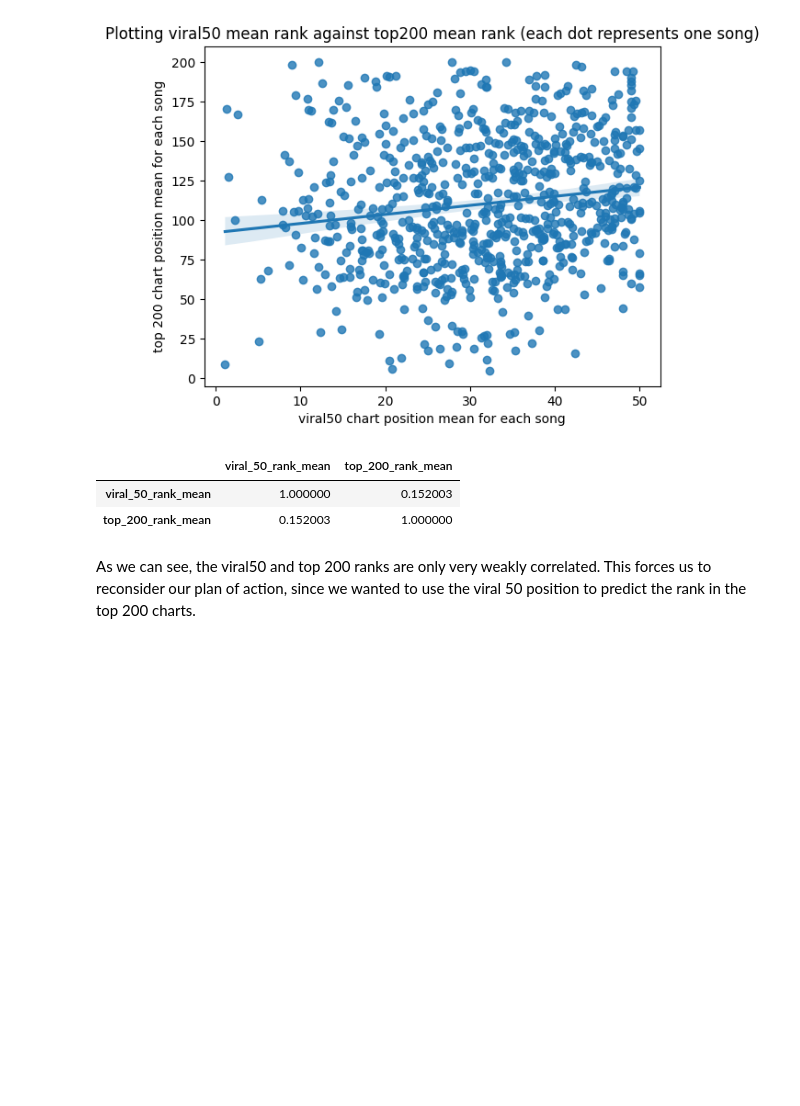
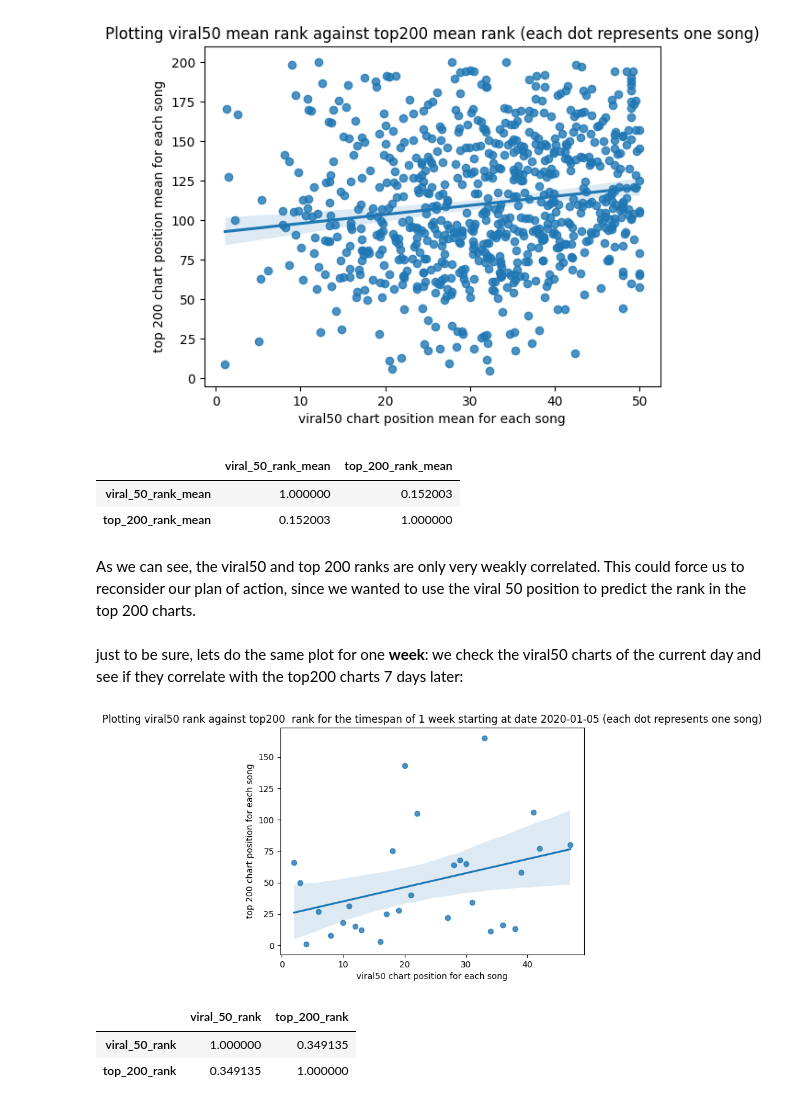
Before and after one commit to Falk358/data_science, a Jupyter notebook: project/02_exploratory_data_analysis.ipynb, the cells around one changed output. Saved outputs shown, nothing was run; the diff lists cells and outputs as text; code cells hidden in the pictures; blank space fills up the shorter version.

Commit message:
*party* managed to add weekly scatterplot

```diff
--- a/project/02_exploratory_data_analysis.ipynb
+++ b/project/02_exploratory_data_analysis.ipynb
@@ -118,3 +111,38 @@ def get_rank_title_df(titles, viral_50, top_200, curr_date = "2020-01-05"): # re
         }
     )
     return df
+# %%
+def get_rank_title_per_week_df(titles, viral_50, top_200, curr_date = "2020-01-05", delta = 7): # returns a dataframe with mean viral50 rank , mean top 200 rank for song title
+    date_current = pd.to_datetime(curr_date)
+    date_next = date_current + timedelta(days=delta) # date of next week
+    viral_ranks = []
+    top_200_ranks = []
+    title_keys = []
+    for my_title in titles:
+        #print(f"list lengths: viral_ranks length: {len(viral_ranks)}\n top_200 length: {len(top_200_ranks)}\n titles length: {len(titles)}")
+        viral_rank = viral_50.loc[(viral_50["title"] == my_title) & (viral_50["date"] == date_current),["rank"]]
+        if viral_rank.empty:
+            #print(f"Error couldnt retrieve viral50 rank for title {my_title}")
+            pass
+        else:
+            viral_ranks.append(viral_rank.iloc[0]["rank"]) # this is a dataframe which should only contain 1 value, we extract it with iloc
+            top_200_rank = top_200.loc[(top_200["title"] == my_title) & (top_200["date"] == date_next), ["rank"]]
+            if top_200_rank.empty:
+                #print(f"Error couldnt retrieve top200 rank for title {my_title}")
+                if  len(viral_ranks) > 0:
+                    viral_ranks.pop() #fix viral data entry so length is the same
+            else:
+                top_200_ranks.append(top_200_rank.iloc[0]["rank"])# this is a dataframe which should only contain 1 value, we extract it with iloc
+                title_keys.append(my_title)
+
+    df = pd.DataFrame(
+        {
+            "viral_50_rank" : viral_ranks,
+            "top_200_rank" : top_200_ranks,
+            "title": title_keys
+        }
+    )
+    return df
+# %%
+rank_title_week = get_rank_title_per_week_df(usable_titles, viral_50 = viral_50, top_200 = top_200)
+rank_title_week.info()
@@ -148,4 +187,20 @@ rank_title_df.corr(method="pearson")
 | viral_50_rank_mean | 1.000000 | 0.152003 |
 | top_200_rank_mean | 0.152003 | 1.000000 |
 # %% [markdown]
-As we can see, the viral50 and top 200 ranks are only very weakly correlated. This forces us to reconsider our plan of action, since we wanted to use the viral 50 position to predict the rank in the top 200 charts.
+As we can see, the viral50 and top 200 ranks are only very weakly correlated. This could force us to reconsider our plan of action, since we wanted to use the viral 50 position to predict the rank in the top 200 charts.
+# %% [markdown]
+just to be sure, lets do the same plot for one **week**: we check the viral50 charts of the current day and see if they correlate with the top200 charts 7 days later:
+# %%
+sns.regplot(data=rank_title_week, x = "viral_50_rank", y = "top_200_rank")
+plt.title("Plotting viral50 rank against top200  rank for the timespan of 1 week starting at date 2020-01-05 (each dot represents one song)")
+plt.xlabel("viral50 chart position for each song")
+plt.ylabel("top 200 chart position for each song")
+plt.show()
+# %% [output]
+[figure, added]
+# %%
+rank_title_week.corr(method="pearson")
+# %% [output]
+|  | viral_50_rank | top_200_rank |
+| viral_50_rank | 1.000000 | 0.349135 |
+| top_200_rank | 0.349135 | 1.000000 |
```
Also changed, not shown: parts of 3 cells of this notebook.
